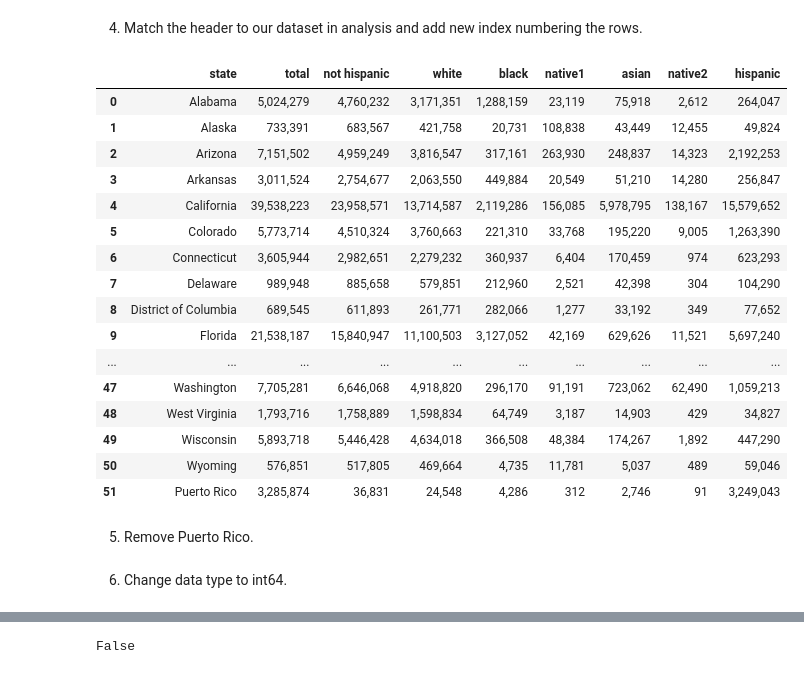
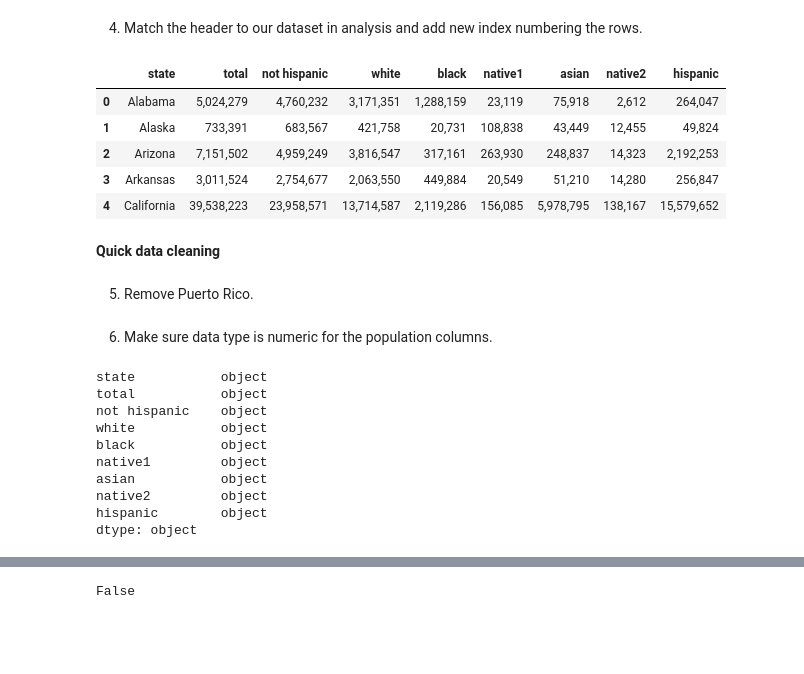
Before and after one commit to CelineChiLamNg/fatal_police_shootings, a Jupyter notebook: FatalPoliceShootings.ipynb, the cells around one changed output, grey strips where cells are left out. Cells and saved outputs as stored; diff of their text form; code cells hidden in the pictures; blank space fills up the shorter version.

```diff
--- a/FatalPoliceShootings.ipynb
+++ b/FatalPoliceShootings.ipynb
@@ -779,32 +800,36 @@ rows.
 # %%
 new_header = ["state", "total", "not hispanic", "white", "black", "native1",
               "asian", "native2", "hispanic" ]
 p5 = p5.iloc[1:]
 p5.columns = new_header
 p5 = p5.reset_index(drop=True)
-p5
+p5.head(5)
 # %% [output]
 |  | state | total | not hispanic | white | black | native1 | asian | native2 | hispanic |
 | 0 | Alabama | 5,024,279 | 4,760,232 | 3,171,351 | 1,288,159 | 23,119 | 75,918 | 2,612 | 264,047 |
 | 1 | Alaska | 733,391 | 683,567 | 421,758 | 20,731 | 108,838 | 43,449 | 12,455 | 49,824 |
 | 2 | Arizona | 7,151,502 | 4,959,249 | 3,816,547 | 317,161 | 263,930 | 248,837 | 14,323 | 2,192,253 |
 | 3 | Arkansas | 3,011,524 | 2,754,677 | 2,063,550 | 449,884 | 20,549 | 51,210 | 14,280 | 256,847 |
 | 4 | California | 39,538,223 | 23,958,571 | 13,714,587 | 2,119,286 | 156,085 | 5,978,795 | 138,167 | 15,579,652 |
-| 5 | Colorado | 5,773,714 | 4,510,324 | 3,760,663 | 221,310 | 33,768 | 195,220 | 9,005 | 1,263,390 |
-| 6 | Connecticut | 3,605,944 | 2,982,651 | 2,279,232 | 360,937 | 6,404 | 170,459 | 974 | 623,293 |
-| 7 | Delaware | 989,948 | 885,658 | 579,851 | 212,960 | 2,521 | 42,398 | 304 | 104,290 |
-| 8 | District of Columbia | 689,545 | 611,893 | 261,771 | 282,066 | 1,277 | 33,192 | 349 | 77,652 |
-| 9 | Florida | 21,538,187 | 15,840,947 | 11,100,503 | 3,127,052 | 42,169 | 629,626 | 11,521 | 5,697,240 |
-| ... | ... | ... | ... | ... | ... | ... | ... | ... | ... |
-| 47 | Washington | 7,705,281 | 6,646,068 | 4,918,820 | 296,170 | 91,191 | 723,062 | 62,490 | 1,059,213 |
-| 48 | West Virginia | 1,793,716 | 1,758,889 | 1,598,834 | 64,749 | 3,187 | 14,903 | 429 | 34,827 |
-| 49 | Wisconsin | 5,893,718 | 5,446,428 | 4,634,018 | 366,508 | 48,384 | 174,267 | 1,892 | 447,290 |
-| 50 | Wyoming | 576,851 | 517,805 | 469,664 | 4,735 | 11,781 | 5,037 | 489 | 59,046 |
-| 51 | Puerto Rico | 3,285,874 | 36,831 | 24,548 | 4,286 | 312 | 2,746 | 91 | 3,249,043 |
+# %% [markdown]
+**Quick data cleaning**
 # %% [markdown]
 5. Remove Puerto Rico.
 # %%
 p5 = p5.drop(index=51)
 # %% [markdown]
-6. Change data type to int64.
+6. Make sure data type is numeric for the population columns.
+# %%
+p5.dtypes
+# %% [output]
+state           object
+total           object
+not hispanic    object
+white           object
+black           object
+native1         object
+asian           object
+native2         object
+hispanic        object
+dtype: object
 # %%
```
Also changed, not shown: parts of 26 cells of this notebook, 1 other file.
